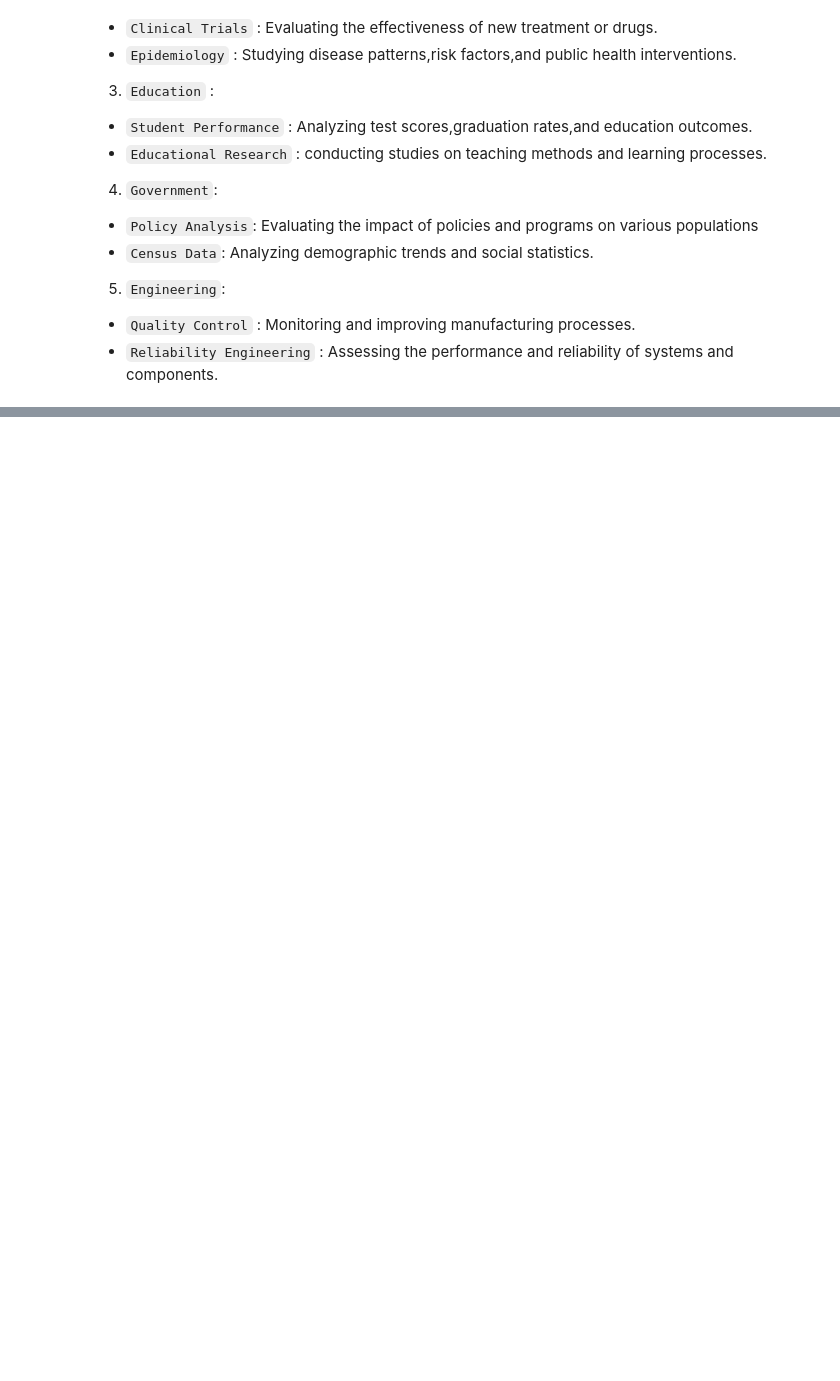
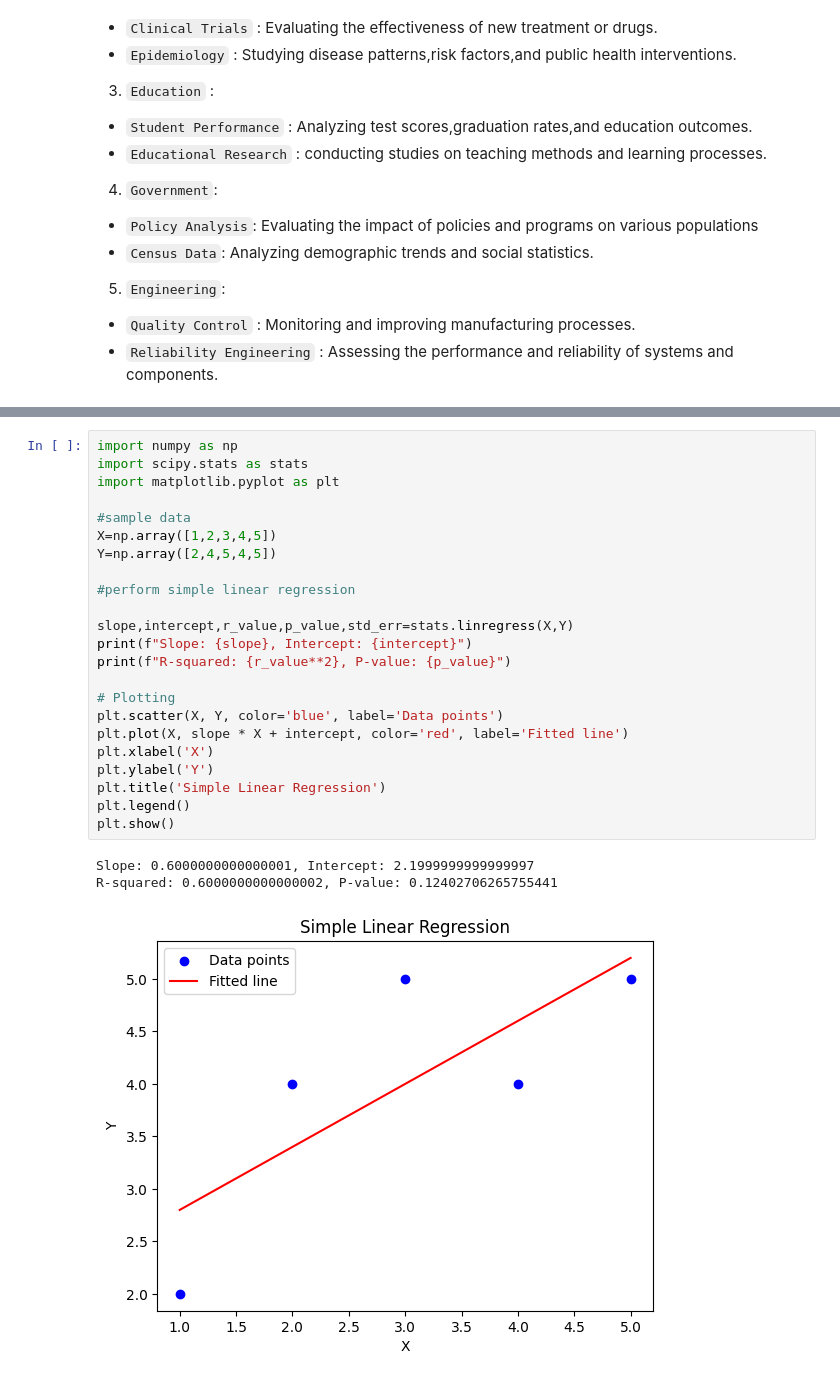
Before and after one commit to raghavkhandelwal12/python, a Jupyter notebook: scipy/advance_scipy.ipynb, the cells around one changed output, grey strips where cells are left out. Cells and saved outputs as stored; diff of their text form; blank space fills up the shorter version.

```diff
--- a/scipy/advance_scipy.ipynb
+++ b/scipy/advance_scipy.ipynb
@@ -130,0 +495,27 @@ Statistical analysis is a cornerstone of data science and decision makin in nume
+# %%
+import numpy as np
+import scipy.stats as stats
+import matplotlib.pyplot as plt
+
+#sample data
+X=np.array([1,2,3,4,5])
+Y=np.array([2,4,5,4,5])
+
+#perform simple linear regression
+
+slope,intercept,r_value,p_value,std_err=stats.linregress(X,Y)
+print(f"Slope: {slope}, Intercept: {intercept}")
+print(f"R-squared: {r_value**2}, P-value: {p_value}")
+
+# Plotting
+plt.scatter(X, Y, color='blue', label='Data points')
+plt.plot(X, slope * X + intercept, color='red', label='Fitted line')
+plt.xlabel('X')
+plt.ylabel('Y')
+plt.title('Simple Linear Regression')
+plt.legend()
+plt.show()
+# %% [output]
+Slope: 0.6000000000000001, Intercept: 2.1999999999999997
+R-squared: 0.6000000000000002, P-value: 0.12402706265755441
+[figure, added]
```
Also changed, not shown: parts of 28 cells of this notebook.
